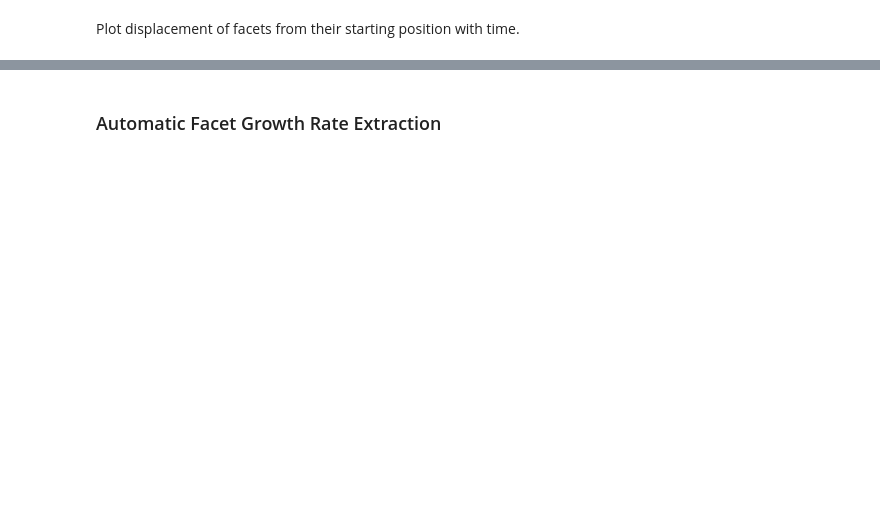
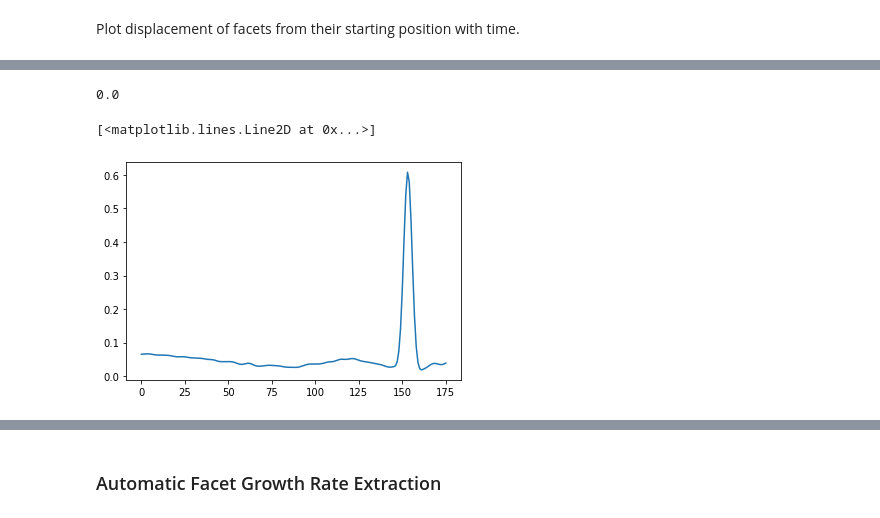
Before and after one commit to ESaundersNano/Mini-1-Multidimensional-analysis-of-perovskite-growth, a Jupyter notebook: optical_image_growth_rate.ipynb, the cells around one changed output, grey strips where cells are left out. Drawn from its saved outputs; the diff is of its cells as text; code cells hidden in the pictures; blank space fills up the shorter version.

```diff
--- a/optical_image_growth_rate.ipynb
+++ b/optical_image_growth_rate.ipynb
@@ -595,0 +485,45 @@ print(fit_speed_linear(position_array=positions_array[i], time_array=ts, whole_s
+# %%
+%matplotlib inline
+
+i=0 # which facet want to plot for
+t=0 # time step plotting for
+first_image=outline_images[t]
+rotated_image, rotated_line_points, angle = oif.image_rotation_by_manual_line(first_image, line_points_list_plot[i])
+crop_window_width=50
+one_dim_facet, angle_adjustment = oif.extract_line_data(line_points=rotated_line_points, image=rotated_image, crop_pixel_width=crop_window_width,
+                                                    auto_align=True)
+print(angle_adjustment)
+plt.plot(one_dim_facet)
+plt.show()
+
+
+rotated_image, rotated_line_points, angle = oif.image_rotation_by_manual_line(test_image, line_points_list_plot[0])
+
+rotated_line_points_list = [] # only rotating by the first line for sake of plotting on the same image.
+
+row, col = test_image.shape
+image_centre = tuple(np.array([row, col])/2)
+
+for line_points in line_points_list_plot:
+    rotated_points = [oif.rotate_point(image_centre, point, -angle) for point in line_points] # Need -angle for sign convention reasons, it works
+    rotated_line_points_list.append(rotated_points)
+rotated_line_points_list = np.array(rotated_line_points_list)
+
+plt.figure("Line points original")
+
+plt.imshow((test_image), cmap='Greys_r')
+
+cmap = plt.cm.get_cmap('autumn') # use any colormap you like
+
+for i in np.arange(len(line_points_list_plot)):
+    col = cmap(i/len(line_points_list_plot)) # cmap takes float between 0 & 1 and returns corresponding color
+    line_points = line_points_list_plot[i]
+    plt.scatter(line_points[0][0],line_points[0][1], color=col)
+    plt.scatter(line_points[1][0],line_points[1][1], color=col, label="Facet %i" %i)
+#plt.legend()
+plt.axis("off")
+plt.show()
+# %% [output]
+0.0
+[<matplotlib.lines.Line2D at 0x...>]
+[figure, added]
```
Also changed, not shown: parts of 38 cells of this notebook, 2 other files.
